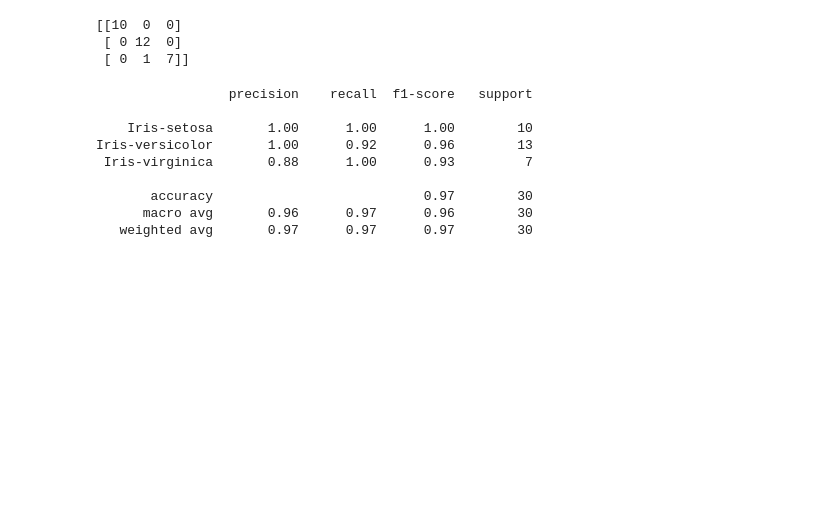
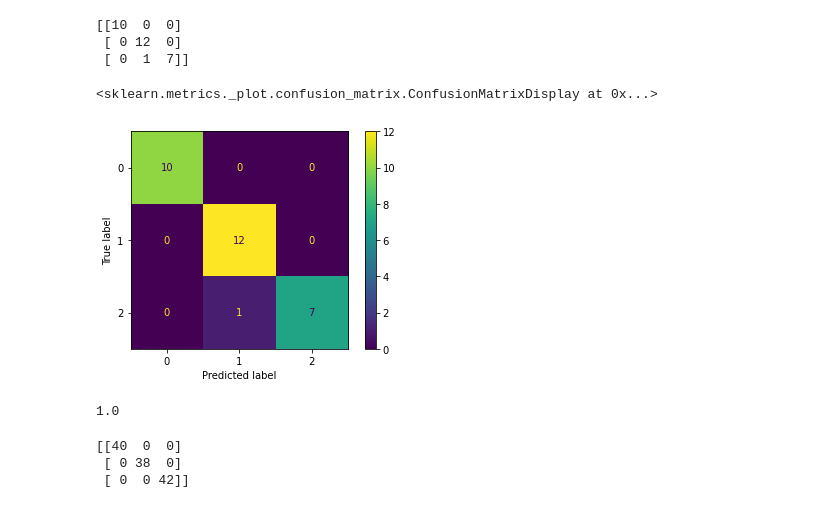
Before and after one commit to yashyaks/ML-playground, a Jupyter notebook: Lab_2/Lab2.2_DecisionTreeClassifier.ipynb, the cells around one changed output. Drawn from its saved outputs; the diff is of its cells as text; code cells hidden in the pictures; blank space fills up the shorter version.

```diff
--- a/Lab_2/Lab2.2_DecisionTreeClassifier.ipynb
+++ b/Lab_2/Lab2.2_DecisionTreeClassifier.ipynb
@@ -107,12 +115,18 @@ print(score)
 # %%
 from sklearn import metrics
 
-#create confusion matrix
-c_matrix = metrics.confusion_matrix(y_test, y_pred_test)
+c_matrix_test = metrics.confusion_matrix(y_test, y_pred_test)
 
-#print confusion matrix
-print(c_matrix)
+print(c_matrix_test)
 # %% [output]
 [[10  0  0]
  [ 0 12  0]
  [ 0  1  7]]
+# %%
+from sklearn.metrics import ConfusionMatrixDisplay
+
+disp = ConfusionMatrixDisplay(confusion_matrix=c_matrix_test)
+disp.plot()
+# %% [output]
+<sklearn.metrics._plot.confusion_matrix.ConfusionMatrixDisplay at 0x...>
+[figure, added]
@@ -119,15 +136,17 @@ print(c_matrix)
 # %%
 from sklearn import metrics
 
-classification_report = metrics.classification_report(y_pred_test,y_test)
-print(classification_report)
+score = metrics.accuracy_score(y_pred_train,y_train)
+print(score)
 # %% [output]
-                 precision    recall  f1-score   support
-
-    Iris-setosa       1.00      1.00      1.00        10
-Iris-versicolor       1.00      0.92      0.96        13
- Iris-virginica       0.88      1.00      0.93         7
-
-       accuracy                           0.97        30
-      macro avg       0.96      0.97      0.96        30
-   weighted avg       0.97      0.97      0.97        30
+1.0
+# %%
+from sklearn import metrics
+
+c_matrix_train = metrics.confusion_matrix(y_train, y_pred_train)
+
+print(c_matrix_train)
+# %% [output]
+[[40  0  0]
+ [ 0 38  0]
+ [ 0  0 42]]
```
Also changed, not shown: parts of 14 cells of this notebook.
